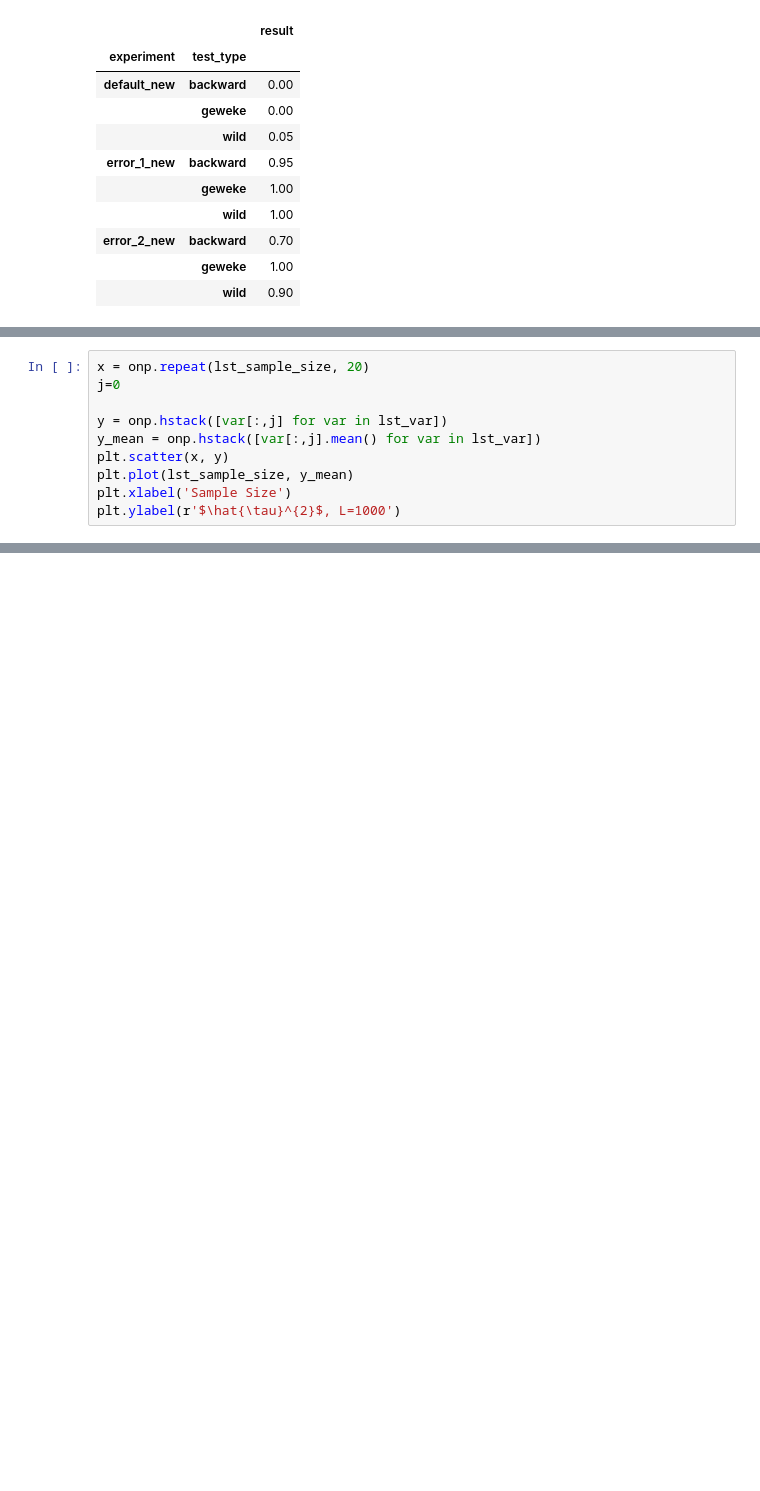
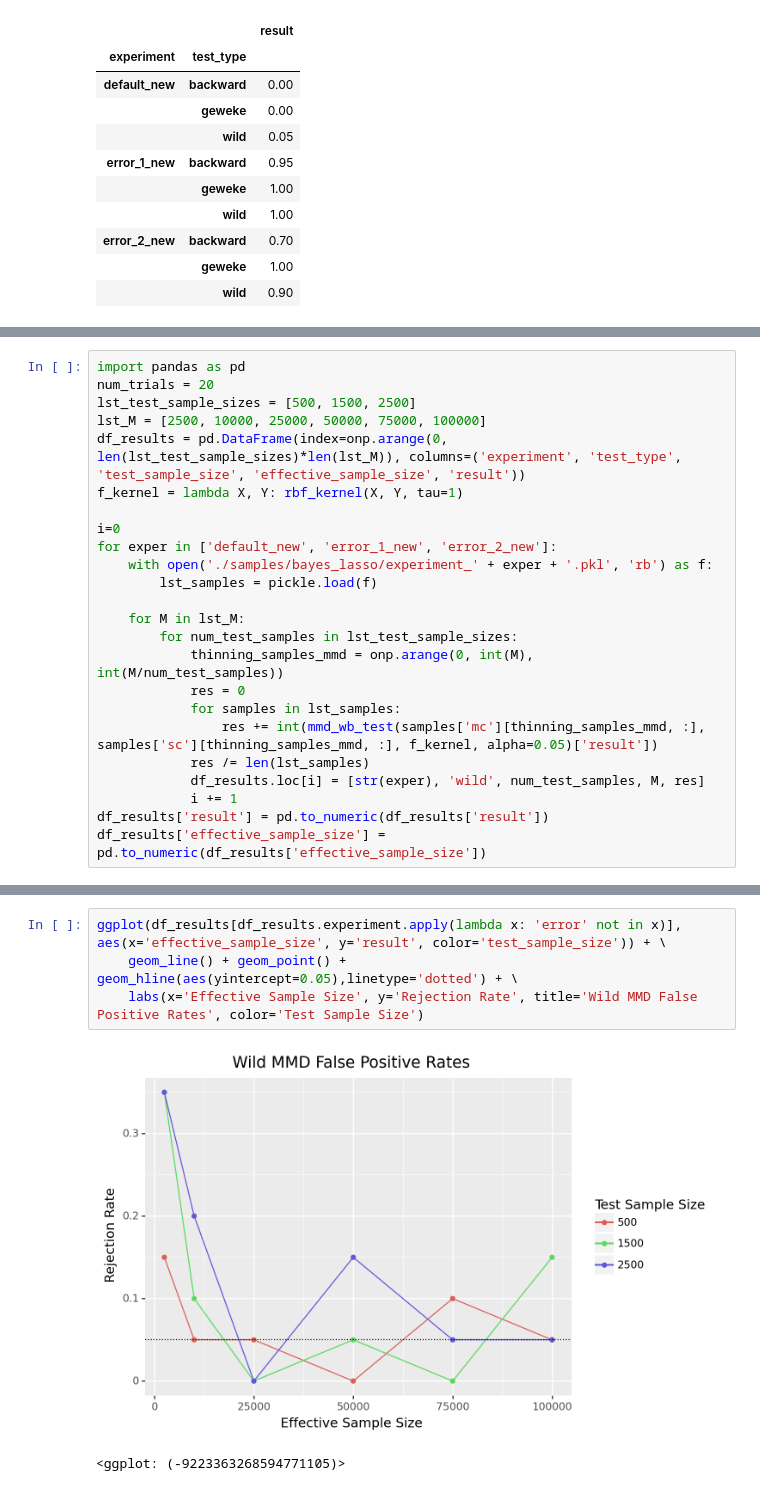
Before and after one commit to awjiang/mcmc-joint-tests, a Jupyter notebook: BayesianLassoDemo.ipynb, the cells around one changed output, grey strips where cells are left out. Drawn from its saved outputs; the diff is of its cells as text; blank space fills up the shorter version.

```diff
--- a/BayesianLassoDemo.ipynb
+++ b/BayesianLassoDemo.ipynb
@@ -608,10 +597,0 @@ for exper in ['default_new']:
-# %%
-x = onp.repeat(lst_sample_size, 20)
-j=0
-
-y = onp.hstack([var[:,j] for var in lst_var])
-y_mean = onp.hstack([var[:,j].mean() for var in lst_var])
-plt.scatter(x, y)
-plt.plot(lst_sample_size, y_mean)
-plt.xlabel('Sample Size')
-plt.ylabel(r'$\hat{\tau}^{2}$, L=1000')
@@ -620,0 +606,24 @@ Text(0, 0.5, '$\\hat{\\tau}^{2}$, L=1000')
+# %%
+import pandas as pd
+num_trials = 20
+lst_test_sample_sizes = [500, 1500, 2500]
+lst_M = [2500, 10000, 25000, 50000, 75000, 100000]
+df_results = pd.DataFrame(index=onp.arange(0, len(lst_test_sample_sizes)*len(lst_M)), columns=('experiment', 'test_type', 'test_sample_size', 'effective_sample_size', 'result'))
+f_kernel = lambda X, Y: rbf_kernel(X, Y, tau=1)
+
+i=0
+for exper in ['default_new', 'error_1_new', 'error_2_new']:
+    with open('./samples/bayes_lasso/experiment_' + exper + '.pkl', 'rb') as f:
+        lst_samples = pickle.load(f)
+
+    for M in lst_M:
+        for num_test_samples in lst_test_sample_sizes:
+            thinning_samples_mmd = onp.arange(0, int(M), int(M/num_test_samples))
+            res = 0
+            for samples in lst_samples:
+                res += int(mmd_wb_test(samples['mc'][thinning_samples_mmd, :], samples['sc'][thinning_samples_mmd, :], f_kernel, alpha=0.05)['result'])
+            res /= len(lst_samples)
+            df_results.loc[i] = [str(exper), 'wild', num_test_samples, M, res]
+            i += 1
+df_results['result'] = pd.to_numeric(df_results['result'])
+df_results['effective_sample_size'] = pd.to_numeric(df_results['effective_sample_size'])
@@ -620,0 +635,7 @@ Text(0, 0.5, '$\\hat{\\tau}^{2}$, L=1000')
+# %%
+ggplot(df_results[df_results.experiment.apply(lambda x: 'error' not in x)], aes(x='effective_sample_size', y='result', color='test_sample_size')) + \
+    geom_line() + geom_point() + geom_hline(aes(yintercept=0.05),linetype='dotted') + \
+    labs(x='Effective Sample Size', y='Rejection Rate', title='Wild MMD False Positive Rates', color='Test Sample Size')
+# %% [output]
+[figure, added]
+<ggplot: (-9223363268594771105)>
```
Also changed, not shown: parts of 25 cells of this notebook.
